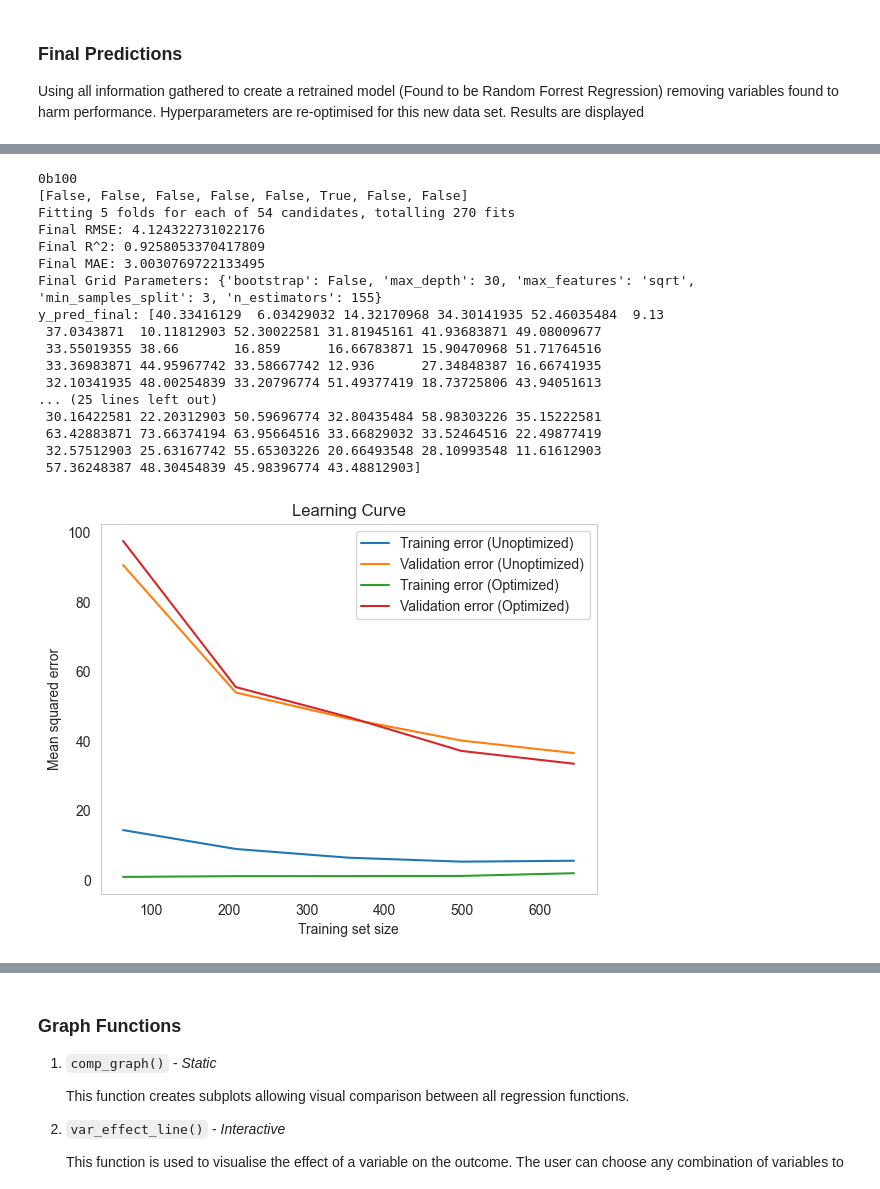
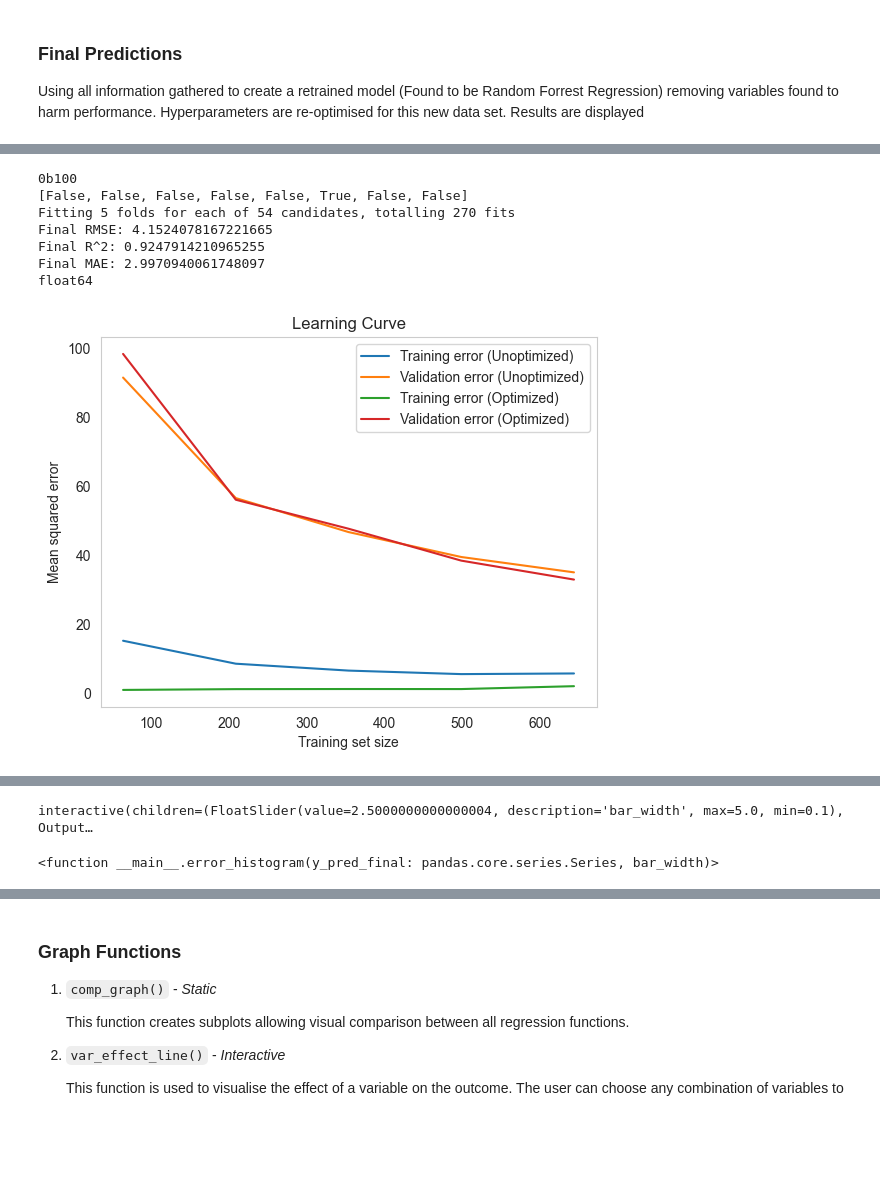
Before and after one commit to 124890/Comp-Challenge---2023-4, a Jupyter notebook: Code.1.ipynb, the cells around one changed output, grey strips where cells are left out. Drawn from its saved outputs; the diff is of its cells as text; code cells hidden in the pictures; blank space fills up the shorter version.

```diff
--- a/Code.1.ipynb
+++ b/Code.1.ipynb
@@ -663,7 +691,7 @@ def var_drop_final():
 
     return X_train_final, X_test_final
 # %%
-def scale_impute_final(finalX_train, finalX_test):
+def scale_impute_final(finalX_train: pd.DataFrame, finalX_test: pd.DataFrame):
 
     # Retrain hyperparameters
     param_grid = {
@@ -693,12 +721,9 @@ def scale_impute_final(finalX_train, finalX_test):
     print("Final R^2:", r2_final)
     print("Final MAE:", mae_final)
 
-    print("Final Grid Parameters:", final_grid_params)
-    print("y_pred_final:", y_pred_final)
-
     return final_grid_params, y_pred_final
 # %%
-def plot_learning_curve(X_final, grid):
+def plot_learning_curve(X_final: pd.DataFrame, grid: dict):
     """
     Plots the learning curve for an estimator.
 
@@ -773,9 +765,11 @@ age                     -0.014983      -0.175390  1.000000
 # %%
-def error_histogram1(y_pred_final):
+def error_histogram(y_pred_final: np.ndarray, bar_width: float):
     """
     Plots a histogram of the errors in the final model's predictions.
 
-    Parameters: None
+    Parameters:
+    bar_width: The width of the bars in the histogram.
+
     Returns: None
     """
 
@@ -784,48 +778,41 @@ def error_histogram1(y_pred_final):
 
     # Fit a normal distribution to the data
     mu, std = norm.fit(errors)
 
     # Create a histogram
-    plt.hist(errors, bins=10, density=True)
+    plt.hist(errors, bins=int((max(errors)-min(errors))/bar_width), density=True)
 
     # Plot the PDF
     xmin, xmax = plt.xlim()
     x = np.linspace(xmin, xmax, 100)
     p = norm.pdf(x, mu, std)
     plt.plot(x, p, 'k', linewidth=2)
 
     # Set labels and title
     plt.xlabel('Error')
     plt.ylabel('Frequency')
     plt.title('Histogram of Errors')
 
     #remove grid lines and add minor tick marks
     plt.grid(False)
     plt.minorticks_on()
 
     # Show the histogram
     plt.show()
-'''
+
 l, m = var_drop_final()
 final_grid_params, y_pred_final = scale_impute_final(l, m)
+print(y_pred_final.dtype)
 plot_learning_curve(l, final_grid_params)
-error_histogram(y_pred_final)'''
+
+# Create a slider for bar width
+interact(error_histogram,y_pred_final=fixed(y_pred_final), bar_width=(0.1, 5.0, 0.1))
 # %% [output]
 0b100
 [False, False, False, False, False, True, False, False]
 Fitting 5 folds for each of 54 candidates, totalling 270 fits
-Final RMSE: 4.124322731022176
-Final R^2: 0.9258053370417809
-Final MAE: 3.0030769722133495
-Final Grid Parameters: {'bootstrap': False, 'max_depth': 30, 'max_features': 'sqrt', 'min_samples_split': 3, 'n_estimators': 155}
-y_pred_final: [40.33416129  6.03429032 14.32170968 34.30141935 52.46035484  9.13
- 37.0343871  10.11812903 52.30022581 31.81945161 41.93683871 49.08009677
- 33.55019355 38.66       16.859      16.66783871 15.90470968 51.71764516
- 33.36983871 44.95967742 33.58667742 12.936      27.34848387 16.66741935
- 32.10341935 48.00254839 33.20796774 51.49377419 18.73725806 43.94051613
-... (25 lines left out)
- 30.16422581 22.20312903 50.59696774 32.80435484 58.98303226 35.15222581
- 63.42883871 73.66374194 63.95664516 33.66829032 33.52464516 22.49877419
- 32.57512903 25.63167742 55.65303226 20.66493548 28.10993548 11.61612903
- 57.36248387 48.30454839 45.98396774 43.48812903]
+Final RMSE: 4.1524078167221665
+Final R^2: 0.9247914210965255
+Final MAE: 2.9970940061748097
+float64
-[figure, old version]
+[figure, new version]
@@ -832,0 +819,2 @@ y_pred_final: [40.33416129  6.03429032 14.32170968 34.30141935 52.46035484  9.13
+interactive(children=(FloatSlider(value=2.5000000000000004, description='bar_width', max=5.0, min=0.1), Output…
+<function __main__.error_histogram(y_pred_final: pandas.core.series.Series, bar_width)>
```
Also changed, not shown: parts of 6 cells of this notebook, 2 other files.
